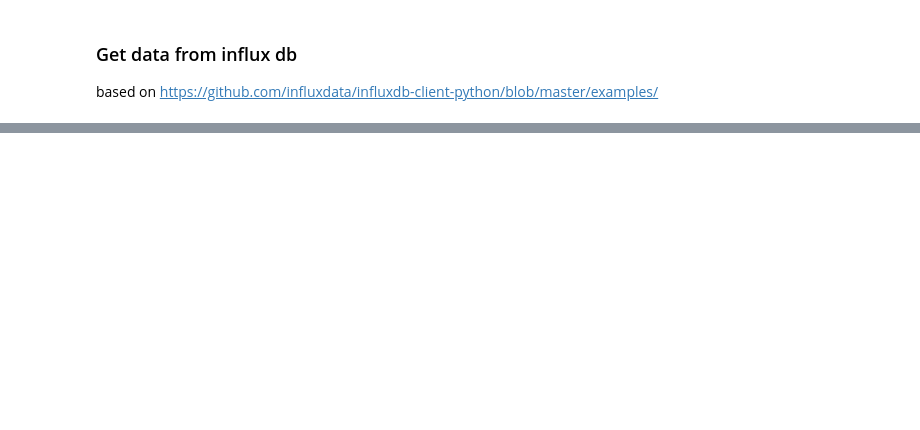
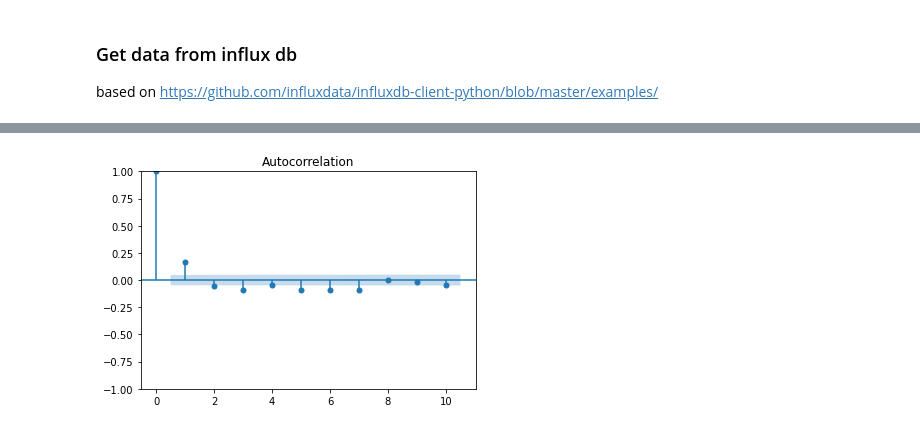
Before and after one commit to Prop4et/IoT_Project, a Jupyter notebook: analytics/ARIMA.ipynb, the cells around one changed output, grey strips where cells are left out. Cells and saved outputs as stored; diff of their text form; code cells hidden in the pictures; blank space fills up the shorter version.

```diff
--- a/analytics/ARIMA.ipynb
+++ b/analytics/ARIMA.ipynb
@@ -108,0 +200,8 @@ plt.show( )
+# %%
+###stationary test
+from statsmodels.tsa.stattools import adfuller
+#split dataset
+l = len(df_clean.values)
+splitpoint = int(l*0.80)
+train = df_clean['Hum'][:splitpoint]
+test = df_clean['Hum'][splitpoint:]
@@ -108,0 +220,7 @@ plt.show( )
+# %%
+#holy shit that's low holy moly
+from statsmodels.graphics import tsaplots
+fig = tsaplots.plot_acf(train_diff, lags=10)
+plt.show()
+# %% [output]
+[figure, added]
```
Also changed, not shown: parts of 36 cells of this notebook.
